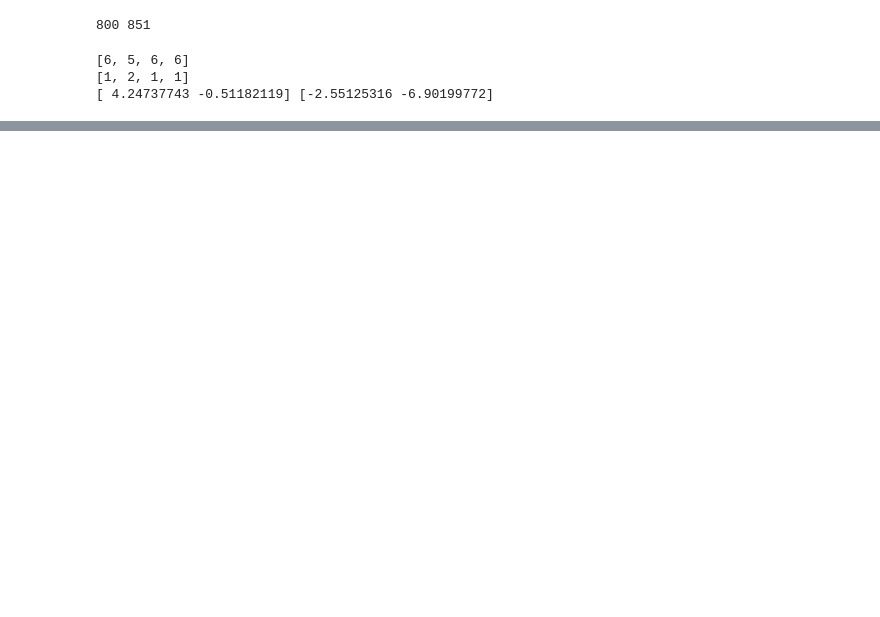
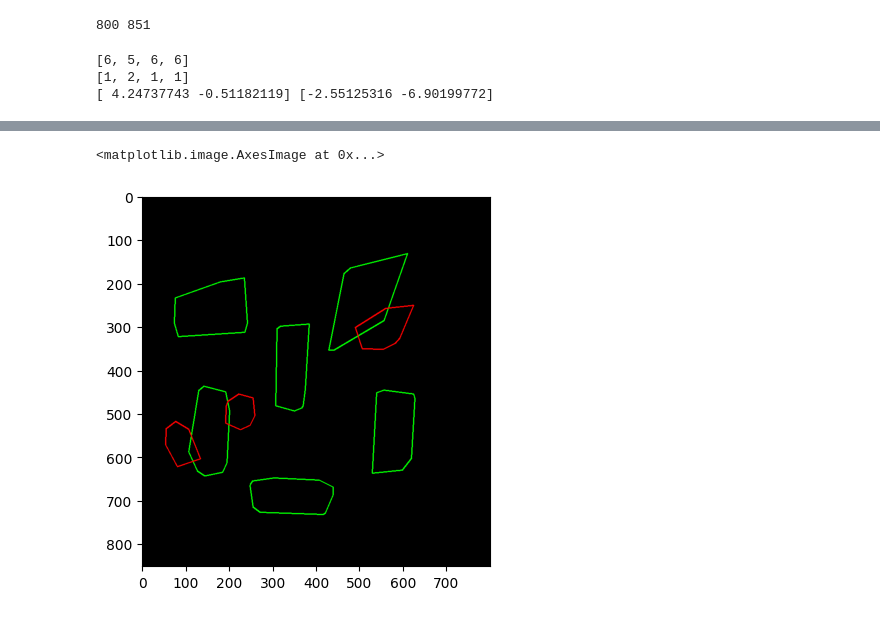
Before and after one commit to pasa3232/Vacant_seats_detector, a Jupyter notebook: predict_occupancy.ipynb, the cells around one changed output, grey strips where cells are left out. Cells and saved outputs as stored; diff of their text form; code cells hidden in the pictures; blank space fills up the shorter version.

```diff
--- a/predict_occupancy.ipynb
+++ b/predict_occupancy.ipynb
@@ -302,7 +282,0 @@ polygon: POLYGON ((440 670, 253 577, 247 708, 430 851, 440 670))
-# %%
-# find overlapped region
-# people overlap
-n = len(people_intersection)
-for i in range(n):
-    x, y = people_intersection[i].exterior.xy
-    plt.plot(x, y)
@@ -336,0 +385,17 @@ for i in range(n):
+# %%
+people_intersection = find_intersection(people, people_groups, True)
+
+im = np.zeros((height, width, 3), dtype=np.uint8)
+for table in table_intersection:
+    x, y = table.exterior.xy
+    poly = np.array([[int(x_), int(y_)] for x_, y_ in zip(x, y)])
+    im = cv2.polylines(im, [poly], True, (0, 255, 0), 2)
+
+for people in people_intersection:
+    x, y = people.exterior.xy
+    poly = np.array([[int(x_), int(y_)] for x_, y_ in zip(x, y)])
+    im = cv2.polylines(im, [poly], True, (255, 0, 0), 2)
+plt.imshow(im)
+# %% [output]
+<matplotlib.image.AxesImage at 0x...>
+[figure, added]
```
Also changed, not shown: parts of 12 cells of this notebook, 33 other files.
